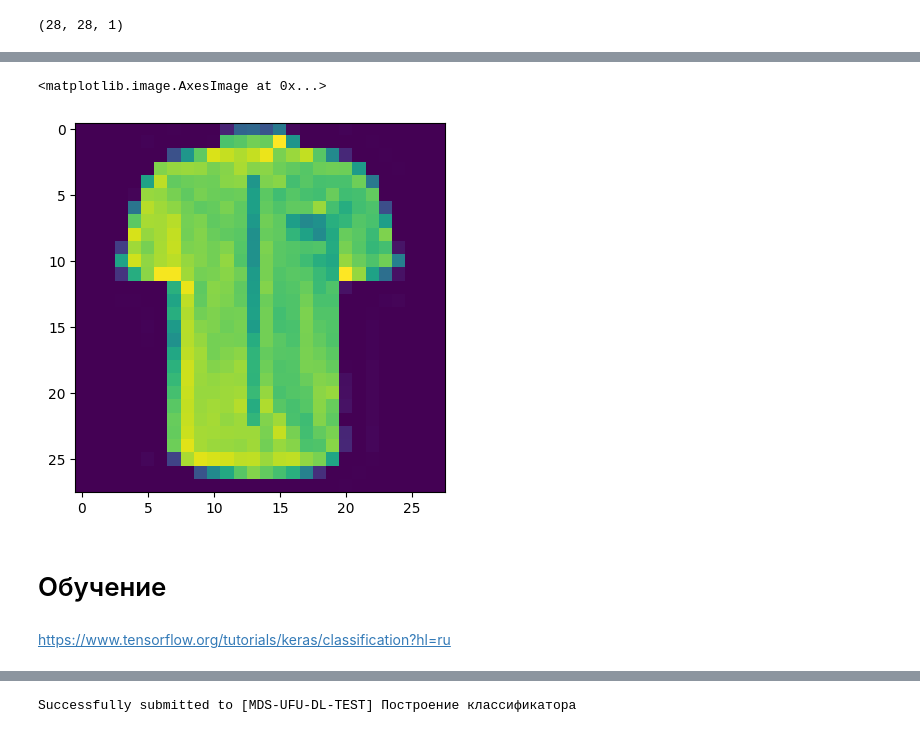
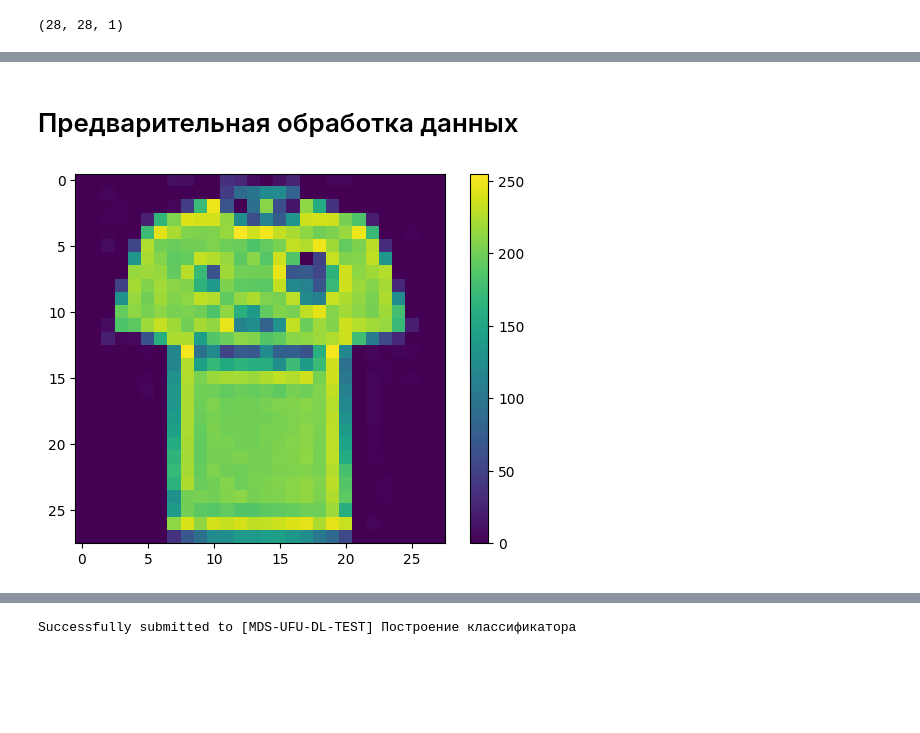
Before and after one commit to smirnovaanastasia1234/MDS-UFU-DL-TEST, a Jupyter notebook: MDS_UFU_DL_TEST.ipynb, the cells around one changed output, grey strips where cells are left out. Saved outputs shown, nothing was run; the diff lists cells and outputs as text; code cells hidden in the pictures; blank space fills up the shorter version.

```diff
--- a/MDS_UFU_DL_TEST.ipynb
+++ b/MDS_UFU_DL_TEST.ipynb
@@ -156,7 +152 @@ print(val_x[0].shape)
-# %%
-
-plt.imshow(train_x[2000].reshape(28, 28))
-# %% [output]
-<matplotlib.image.AxesImage at 0x...>
-[figure, removed]
 # %%
@@ -166,4 +155,10 @@ class_names = ['T-shirt/top', 'Trouser', 'Pullover', 'Dress', 'Coat',
-# %% [markdown]
-# Обучение
-# %% [markdown]
-https://www.tensorflow.org/tutorials/keras/classification?hl=ru
+# %% [markdown]
+# Предварительная обработка данных
+# %%
+plt.figure()
+plt.imshow(val_x[0])
+plt.colorbar()
+plt.grid(False)
+plt.show()
+# %% [output]
+[figure, added]
```
Also changed, not shown: parts of 23 cells of this notebook.
